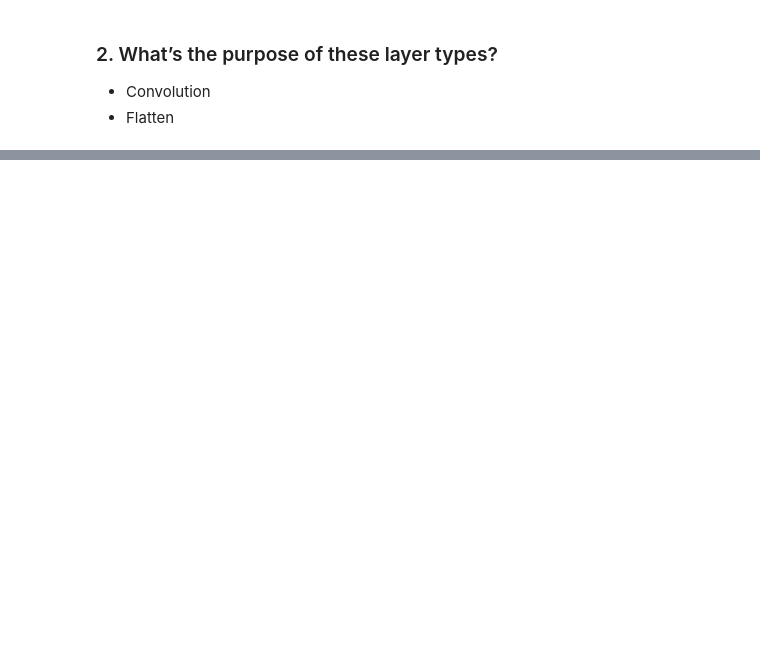
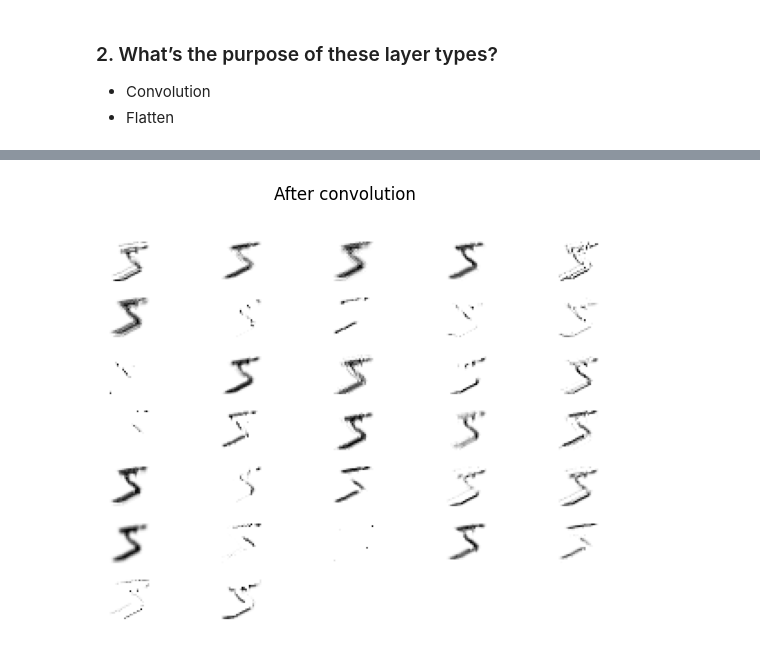
Before and after one commit to lakubis/jyu-learn, a Jupyter notebook: efficient_computing/Demos/Demo_4/demo4_Felix_Cahyadi.ipynb, the cells around one changed output, grey strips where cells are left out. Cells and saved outputs as stored; diff of their text form; code cells hidden in the pictures; blank space fills up the shorter version.

```diff
--- a/efficient_computing/Demos/Demo_4/demo4_Felix_Cahyadi.ipynb
+++ b/efficient_computing/Demos/Demo_4/demo4_Felix_Cahyadi.ipynb
@@ -183,0 +207,4 @@ plot_images('Before convolution',x_train,labels=['before'])
+# %%
+plot_straight_imag(np.transpose(np.array(conv_sample[0,...,:]),(2,0,1)), 'After convolution')
+# %% [output]
+[figure, added]
```
Also changed, not shown: parts of 14 cells of this notebook, 1 other file.
